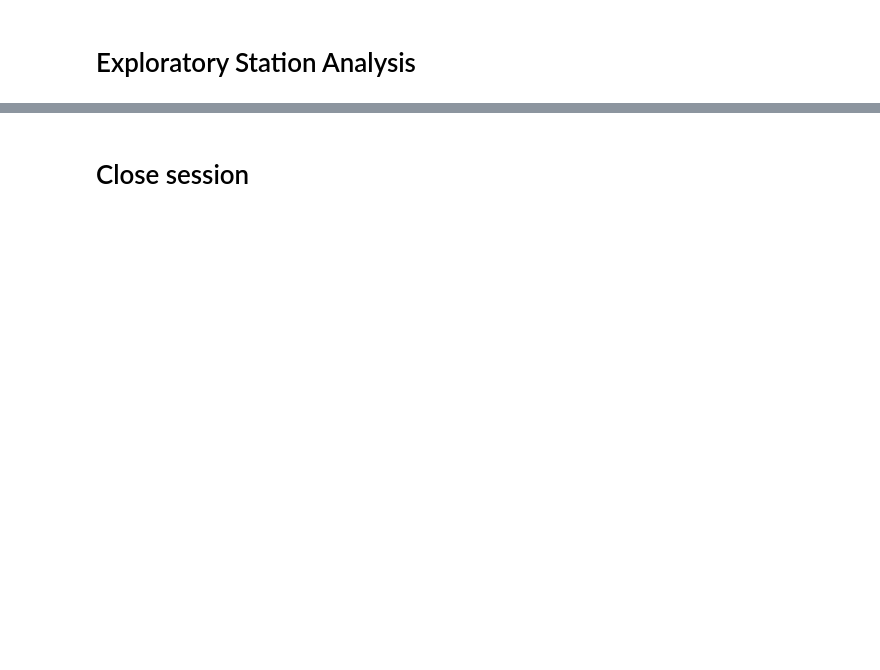
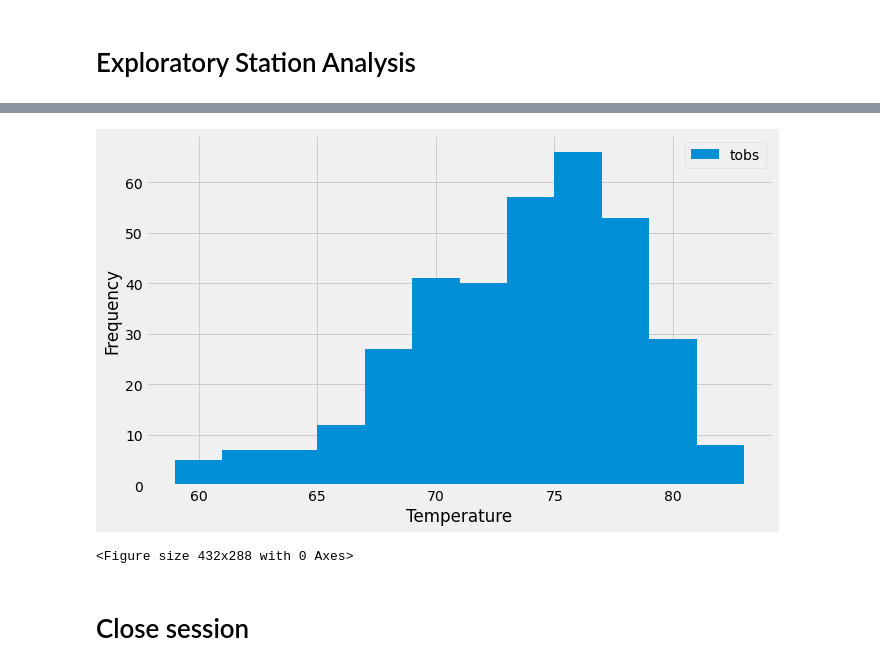
Before and after one commit to divya-gh/sqlalchemy-challenge, a Jupyter notebook: climate_starter.ipynb, the cells around one changed output, grey strips where cells are left out. Cells and saved outputs as stored; diff of their text form; code cells hidden in the pictures; blank space fills up the shorter version.

```diff
--- a/climate_starter.ipynb
+++ b/climate_starter.ipynb
@@ -121,3 +124,8 @@ last_12_months_df.plot( y = 'prcp', figsize = (12,8) , rot =90 , fontsize = 12 ,
 # %%
 # Design a query to find the most active stations (i.e. what stations have the most rows?)
 # List the stations and the counts in descending order.
+station_count = func.count(Measurement.station)
+most_active_station = session.query(Measurement.station , station_count).\
+                      group_by(Measurement.station).order_by(station_count.desc()).first()
+
+most_active_station[0]
@@ -126,3 +146,6 @@ last_12_months_df.plot( y = 'prcp', figsize = (12,8) , rot =90 , fontsize = 12 ,
 # %%
 # Using the most active station id
 # Query the last 12 months of temperature observation data for this station and plot the results as a histogram
+station_last_12mon_temp = session.query(Measurement.tobs).filter(Measurement.station == most_active_station[0]).\
+                                        filter(Measurement.date >= date_12months_ago).all()
+station_last_12mon_temp[:10]
@@ -129,3 +163,16 @@ last_12_months_df.plot( y = 'prcp', figsize = (12,8) , rot =90 , fontsize = 12 ,
+# %%
+x = pd.DataFrame(station_last_12mon_temp , columns = ['tobs'])
+plt.figure(figsize=(10,6))
+plt.hist(x , bins = 12 )
+plt.legend(["tobs"] , loc= 'best')
+plt.xlabel('Temperature')
+plt.ylabel('Frequency')
+plt.show()
+
+plt.savefig(".\Images\histogram.png")
+# %% [output]
+[figure, added]
+<Figure size 432x288 with 0 Axes>
 # %% [markdown]
 # Close session
 # %%
```
Also changed, not shown: parts of 10 cells of this notebook.
